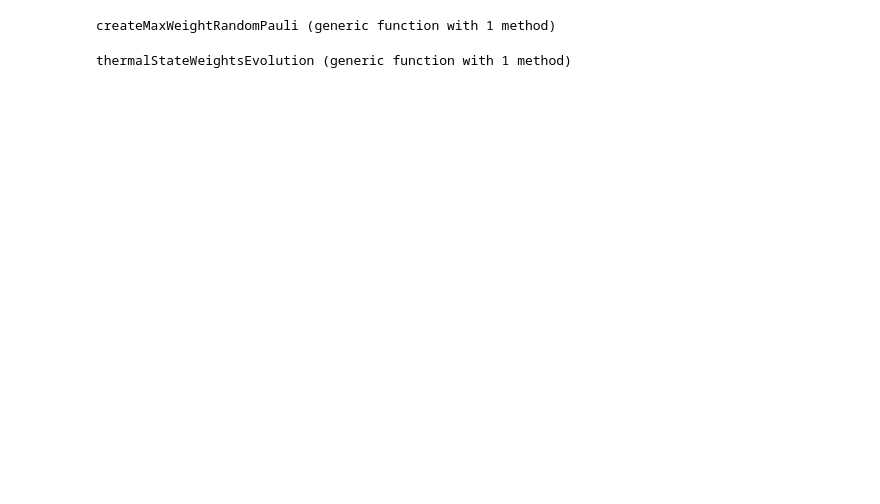
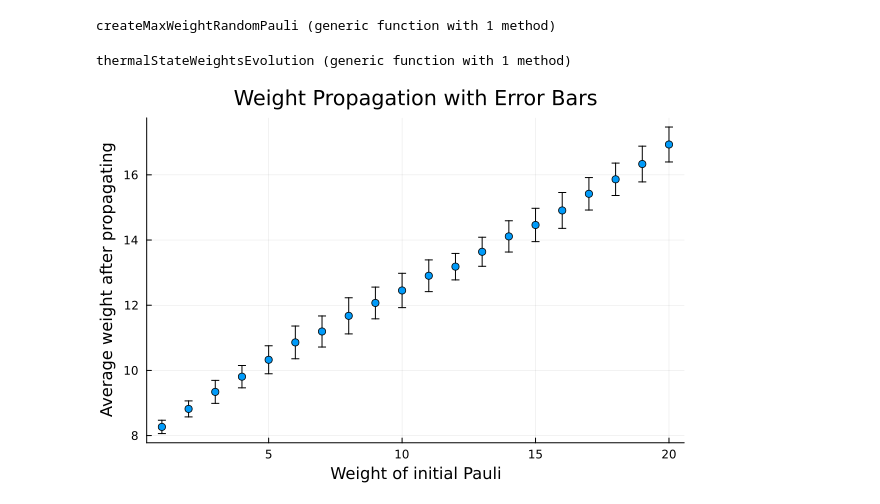
Before and after one commit to wrightjandrew/ImaginaryTimeEvolutionPauliPropagation, a Jupyter notebook: imaginaryTimeEvolution/largeWeightEvolution.ipynb, the cells around one changed output. Cells and saved outputs as stored; diff of their text form; code cells hidden in the pictures; blank space fills up the shorter version.

```diff
--- a/imaginaryTimeEvolution/largeWeightEvolution.ipynb
+++ b/imaginaryTimeEvolution/largeWeightEvolution.ipynb
@@ -120,15 +121,34 @@ end
 # %%
 nl = 1
 samples = 100
-weights = 0
-index = collect(1:10)
-@showprogress for i in 1:samples
-    # create a random Pauli string
-    symbols = createMaxWeightRandomPauli(10)
-    pstr = PauliString(nq, symbols, index)
+size = 1:nq
+means = []
+variances =[]
+@showprogress for i in size
+    weights = []
+    for j in 1:samples
+        index = sample(1:nq, i; replace=false)
+        # create a random Pauli string
+        symbols = createMaxWeightRandomPauli(i)
+        pstr = PauliString(nq, symbols, index)
 
-    # calculate the weights
-    weight = thermalStateWeightsEvolution(circuit, nl, nq, pstr; min_abs_coeff=0)
-    weights += weight
+        # calculate the weights
+        weight = thermalStateWeightsEvolution(circuit, nl, nq, pstr; min_abs_coeff=1e-12)
+        push!(weights, weight)
+    end
+    push!(means, mean(weights))
+    push!(variances, var(weights))
 end
-println("Average weight: ", weights/samples)
+plot(
+    size,
+    means,
+    yerror=sqrt.(variances),
+    xlabel="Weight of initial Pauli",
+    ylabel="Average weight after propagating",
+    title="Weight Propagation",
+    legend=false,
+    seriestype=:scatter,
+    markershape=:circle
+)
+# %% [output]
+[figure, added]
```
Also changed, not shown: parts of 3 cells of this notebook.
